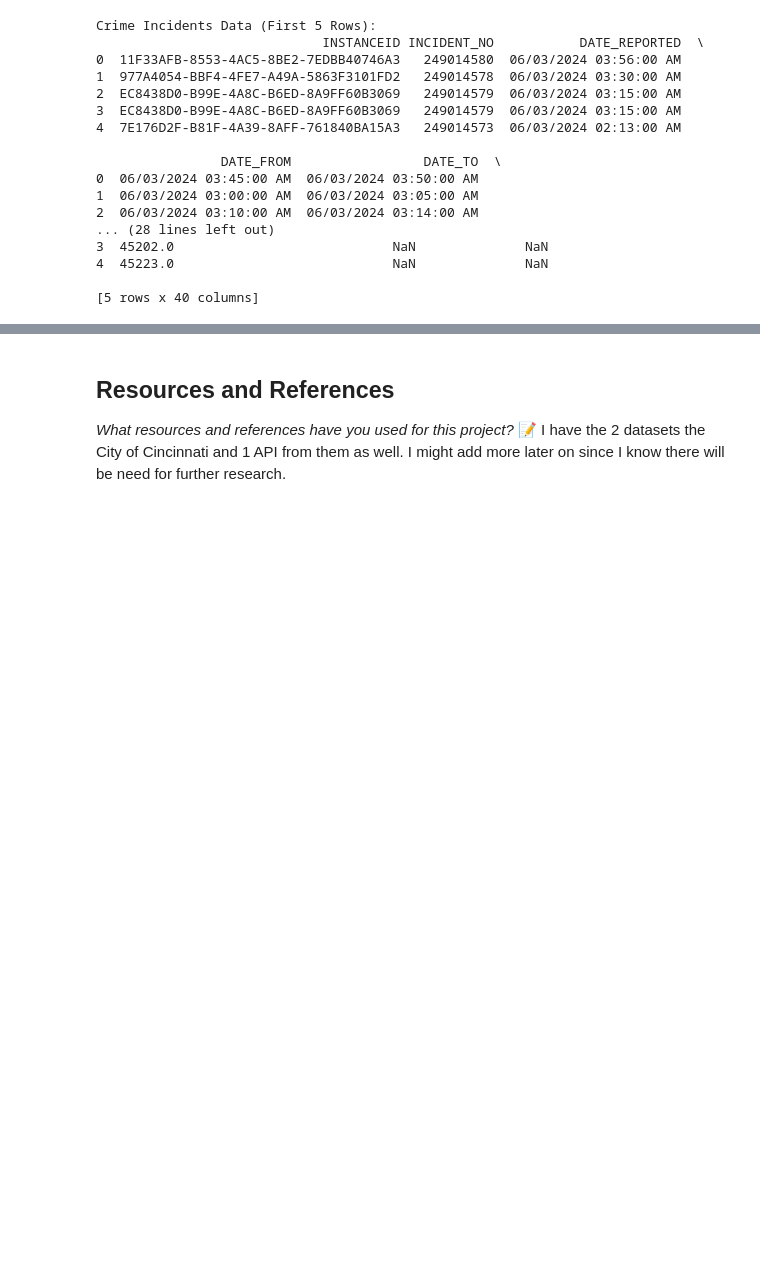
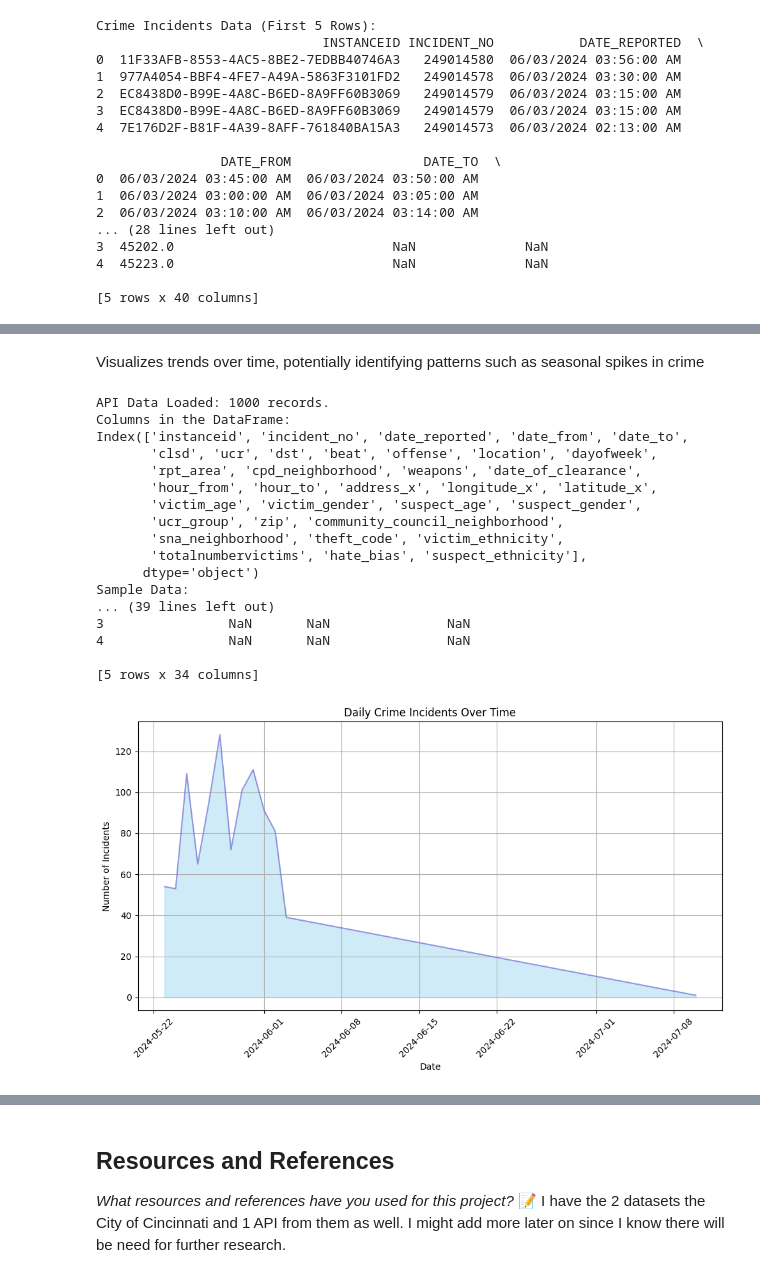
Before and after one commit to IT4063C-Fall24/final-project-chariyachhay, a Jupyter notebook: source.ipynb, the cells around one changed output, grey strips where cells are left out. Saved outputs shown, nothing was run; the diff lists cells and outputs as text; code cells hidden in the pictures; blank space fills up the shorter version.

```diff
--- a/source.ipynb
+++ b/source.ipynb
@@ -113,0 +131,66 @@ Crime Incidents Data (First 5 Rows):
+# %% [markdown]
+Visualizes trends over time, potentially identifying patterns such as seasonal spikes in crime
+# %%
+import pandas as pd
+import requests
+import matplotlib.pyplot as plt
+
+# Accessing API for Crime Incidents data
+api_url = 'https://data.cincinnati-oh.gov/resource/k59e-2pvf.json'
+headers = {'Accept': 'application/json'}  # Requesting JSON response
+response = requests.get(api_url, headers=headers)
+
+# Check if the API call was successful
+if response.status_code == 200:
+    api_data = pd.DataFrame(response.json())  # Load the data into a DataFrame
+    print(f"API Data Loaded: {len(api_data)} records.")  # Check number of records loaded
+
+    # Inspect the DataFrame columns
+    print("Columns in the DataFrame:")
+    print(api_data.columns)
+
+    # Display the first few records of the DataFrame
+    print("Sample Data:")
+    print(api_data.head())
+else:
+    print(f"API request failed with status code: {response.status_code}")
+
+# Ensure the 'date_reported' column is in datetime format if it exists
+if 'date_reported' in api_data.columns:
+    api_data['date_reported'] = pd.to_datetime(api_data['date_reported'])
+
+    # Grouping the data by date
+    daily_crimes = api_data.groupby(api_data['date_reported'].dt.date).size()
+
+    # Creating the area chart
+    plt.figure(figsize=(10, 6))
+    plt.fill_between(daily_crimes.index, daily_crimes.values, color="skyblue", alpha=0.4)
+    plt.plot(daily_crimes.index, daily_crimes.values, color="Slateblue", alpha=0.6)
+    plt.title('Daily Crime Incidents Over Time')
+    plt.xlabel('Date')
+    plt.ylabel('Number of Incidents')
+    plt.xticks(rotation=45)
+    plt.grid()
+    plt.tight_layout()  # Adjust layout for better visualization
+    plt.show()
+else:
+    print("The 'date_reported' column is not present in the data.")
+# %% [output]
+API Data Loaded: 1000 records.
+Columns in the DataFrame:
+Index(['instanceid', 'incident_no', 'date_reported', 'date_from', 'date_to',
+       'clsd', 'ucr', 'dst', 'beat', 'offense', 'location', 'dayofweek',
+       'rpt_area', 'cpd_neighborhood', 'weapons', 'date_of_clearance',
+       'hour_from', 'hour_to', 'address_x', 'longitude_x', 'latitude_x',
+       'victim_age', 'victim_gender', 'suspect_age', 'suspect_gender',
+       'ucr_group', 'zip', 'community_council_neighborhood',
+       'sna_neighborhood', 'theft_code', 'victim_ethnicity',
+       'totalnumbervictims', 'hate_bias', 'suspect_ethnicity'],
+      dtype='object')
+Sample Data:
+... (39 lines left out)
+3                NaN       NaN               NaN
+4                NaN       NaN               NaN
+
+[5 rows x 34 columns]
+[figure, added]
```
Also changed, not shown: parts of 9 cells of this notebook.
